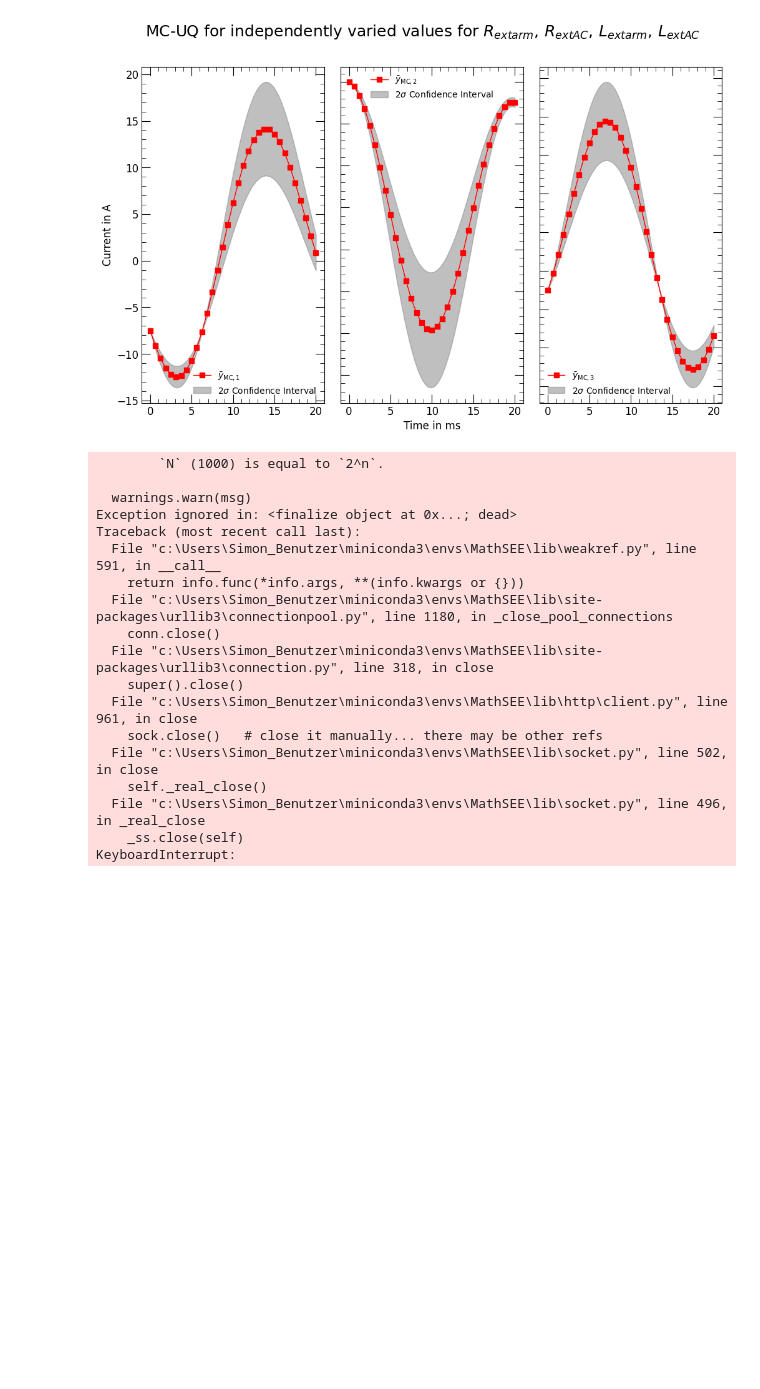
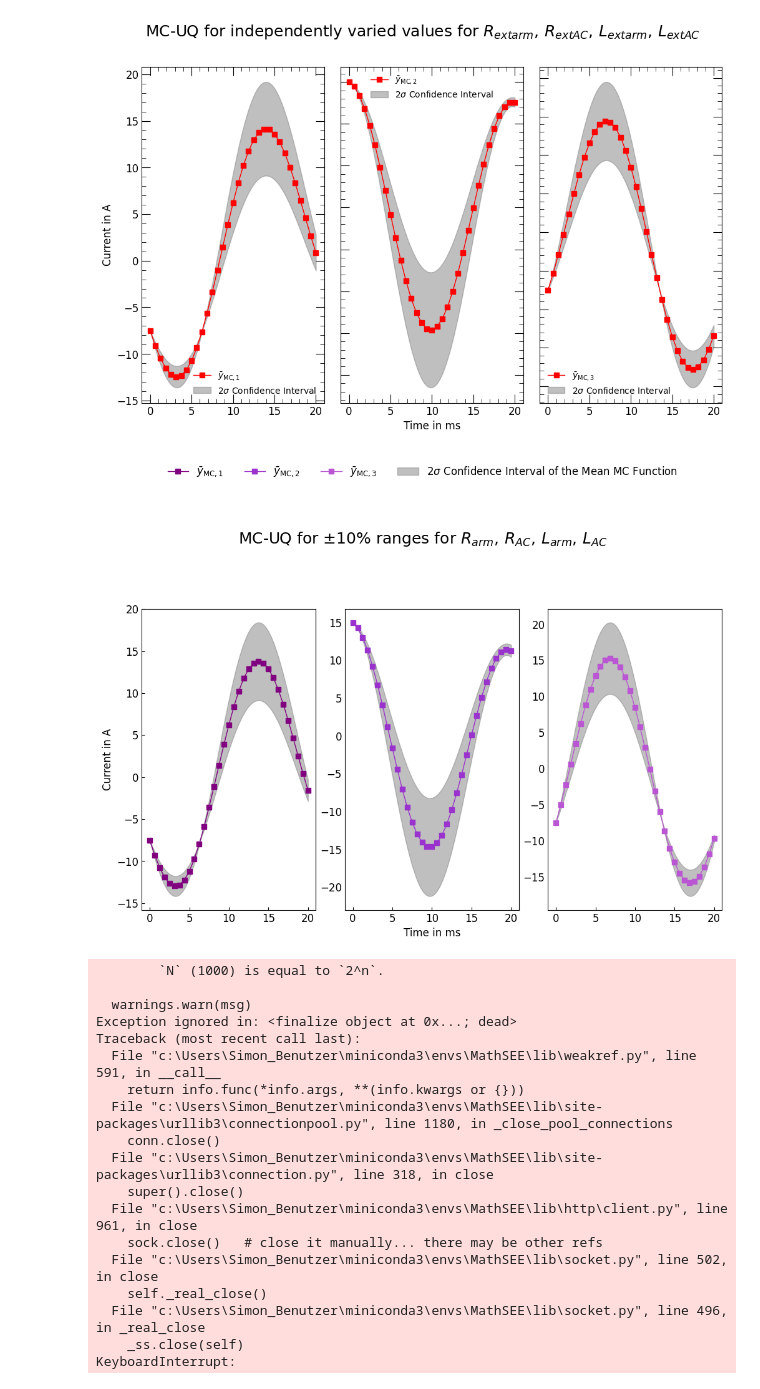
Before and after one commit to skeilbach/MathSEE, a Jupyter notebook: MMC_UMbridge_Client.ipynb, the cells around one changed output. Drawn from its saved outputs; the diff is of its cells as text; code cells hidden in the pictures; blank space fills up the shorter version.

Commit message:
Brush up mc-uq plot

```diff
--- a/MMC_UMbridge_Client.ipynb
+++ b/MMC_UMbridge_Client.ipynb
@@ -527,6 +527,76 @@ plt.show()
 plt.close()
 # %% [output]
 [figure]
+# %%
+import numpy as np
+import matplotlib.pyplot as plt
+import matplotlib.gridspec as gridspec
+import matplotlib.patches as mpatches  # Import for creating a custom patch
+
+# Define color shades similar to #800080
+purple_shades = ['#800080', '#9a32cd', '#ba55d3']  # Dark to light purple tones
+
+# Convert results to numpy array for easier analysis
+mc_results = np.array(results)
+
+# Calculate mean and standard deviation across all samples
+mean_output = np.mean(mc_results, axis=0)
+std_output = np.std(mc_results, axis=0)
+
+# Plot solution
+fig = plt.figure(1, figsize=(12, 7))
+gs = gridspec.GridSpec(4, 6)
+gs.update(wspace=0.4, hspace=0.3)  # Increased wspace to add horizontal space between plots
+
+# Time scaling for x-axis
+time_ms = t_eval * 1e3
+
+# Create the gray patch for the confidence interval in the legend
+gray_patch = mpatches.Patch(color='gray', alpha=0.5, label=r"$2\sigma$ Confidence Interval of the Mean MC Function")
+
+# First panel
+xtr_subplot = fig.add_subplot(gs[0:4, 0:2])
+line1, = xtr_subplot.plot(time_ms[::5], mean_output[0, ::5], color=purple_shades[0], linewidth=1, marker="s", label=r"$\bar{y}_{\text{MC},1}$")
+xtr_subplot.fill_between(time_ms, mean_output[0] - 2 * std_output[0], mean_output[0] + 2 * std_output[0], color='gray', alpha=0.5)
+
+# Customize ticks to remove upper x-axis and right y-axis
+xtr_subplot.tick_params(direction="in", labelsize=12, bottom=True, left=True, top=False, right=False)
+xtr_subplot.set_ylabel('Current in A', fontsize=12)
+
+# Second panel
+xtr_subplot = fig.add_subplot(gs[0:4, 2:4])
+line2, = xtr_subplot.plot(time_ms[::5], mean_output[1, ::5], color=purple_shades[1], linewidth=1, marker="s", label=r"$\bar{y}_{\text{MC},2}$")
+xtr_subplot.fill_between(time_ms, mean_output[1] - 2 * std_output[1], mean_output[1] + 2 * std_output[1], color='gray', alpha=0.5)
+
+# Customize ticks to remove upper x-axis and right y-axis
+xtr_subplot.tick_params(direction="in", labelsize=12, bottom=True, left=False, top=False, right=False)
+xtr_subplot.set_xlabel('Time in ms', fontsize=12)
+
+# Third panel
+xtr_subplot = fig.add_subplot(gs[0:4, 4:6])
+line3, = xtr_subplot.plot(time_ms[::5], mean_output[2, ::5], color=purple_shades[2], linewidth=1, marker="s", label=r"$\bar{y}_{\text{MC},3}$")
+xtr_subplot.fill_between(time_ms, mean_output[2] - 2 * std_output[2], mean_output[2] + 2 * std_output[2], color='gray', alpha=0.5)
+
+# Customize ticks to remove upper x-axis and right y-axis
+xtr_subplot.tick_params(direction="in", labelsize=12, bottom=True, left=False, top=False, right=False)
+
+# Shared legend with the gray patch added
+fig.legend([line1, line2, line3, gray_patch],
+           [r"$\bar{y}_{\text{MC},1}$", r"$\bar{y}_{\text{MC},2}$", r"$\bar{y}_{\text{MC},3}$", r"$2\sigma$ Confidence Interval of the Mean MC Function"],
+           loc="upper center", ncol=4, frameon=False, fontsize=12, bbox_to_anchor=(0.5, 1.15))
+
+# Overall title
+plt.suptitle("MC-UQ for ±10% ranges for $R_{arm},\,R_{AC},\,L_{arm},\,L_{AC}$", fontsize=18)
+
+# Adjust layout to prevent overlap
+plt.subplots_adjust(top=0.8)
+
+# Save and show
+plt.savefig("./MC_UQ.png", dpi=300, bbox_inches="tight")
+plt.show()
+plt.close()
+# %% [output]
+[figure, added]
 # %%
 from SALib.sample import saltelli
 from SALib.analyze import sobol
```
